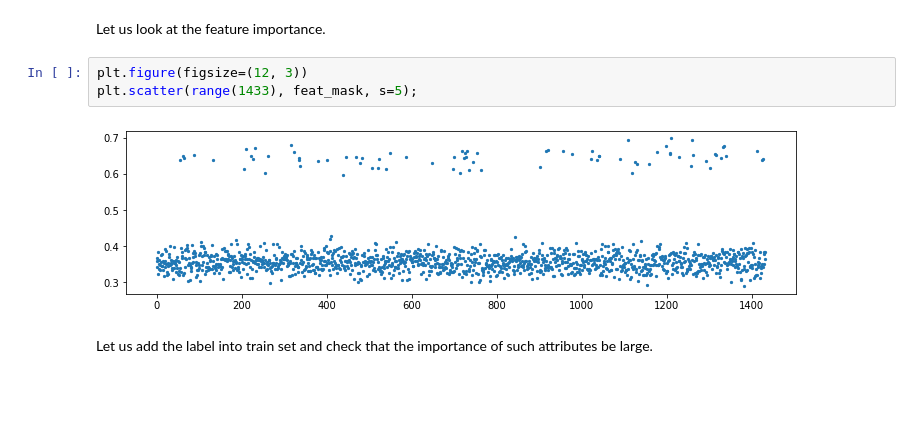
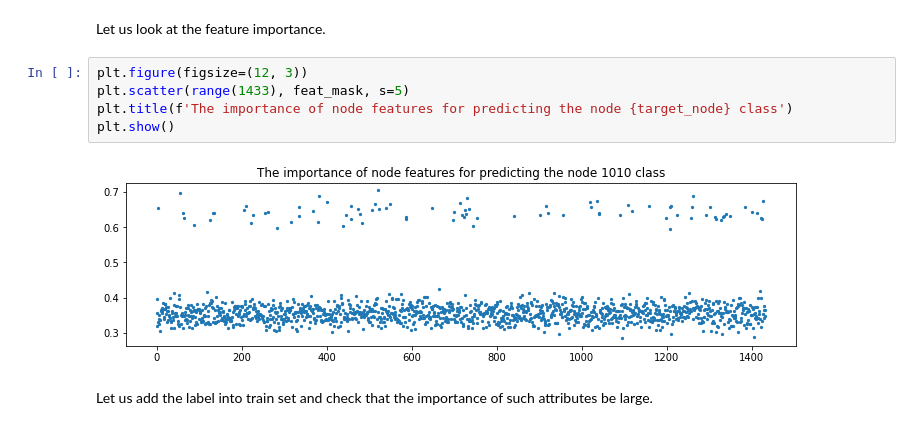
Before and after one commit to netspractice/advanced_gnn, a Jupyter notebook: lab_explainable_gnn/lab.ipynb, the cells around one changed output. Saved outputs shown, nothing was run; the diff lists cells and outputs as text; blank space fills up the shorter version.

```diff
--- a/lab_explainable_gnn/lab.ipynb
+++ b/lab_explainable_gnn/lab.ipynb
@@ -412,9 +405,11 @@ plt.show()
 Let us look at the feature importance.
 # %%
 plt.figure(figsize=(12, 3))
-plt.scatter(range(1433), feat_mask, s=5);
+plt.scatter(range(1433), feat_mask, s=5)
+plt.title(f'The importance of node features for predicting the node {target_node} class')
+plt.show()
 # %% [output]
-[figure, old version]
+[figure, new version]
 # %% [markdown]
 Let us add the label into train set and check that the importance of such attributes be large.
 # %%
```
Also changed, not shown: parts of 9 cells of this notebook, 1 other file.
